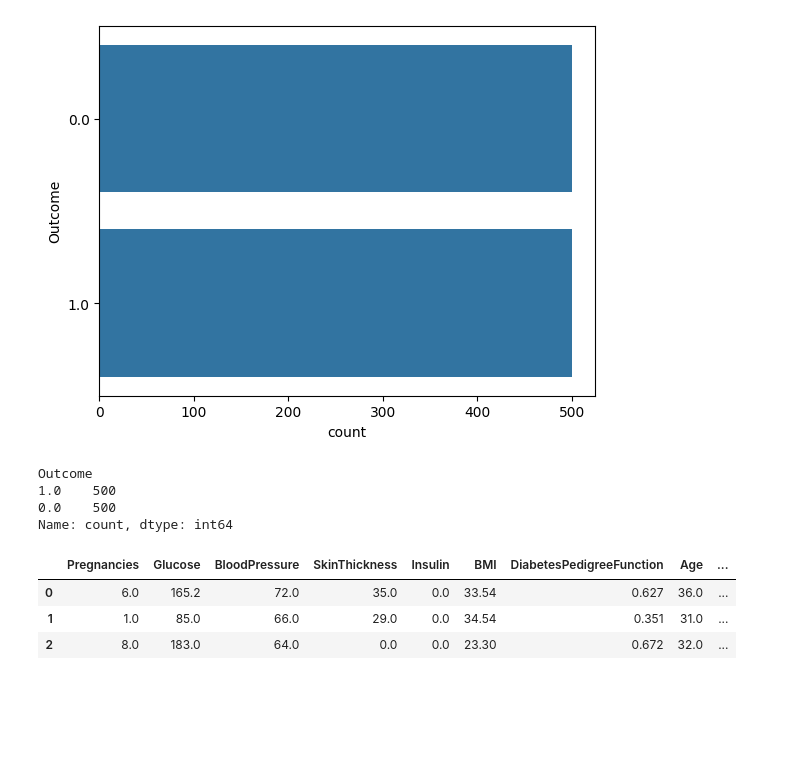
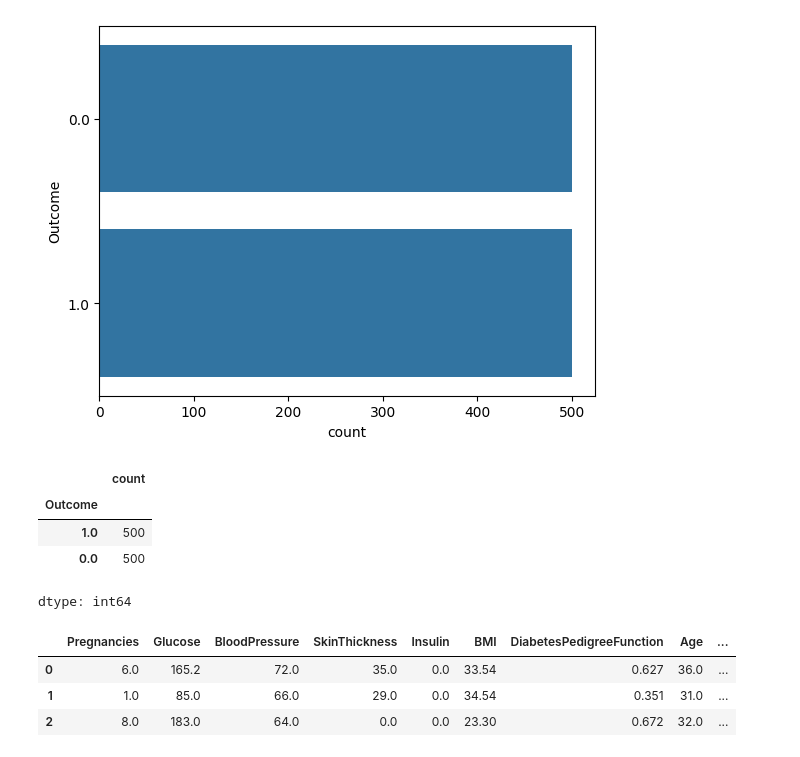
Before and after one commit to rennanvra/Praktikum-IPSD, a Jupyter notebook: MODUL 3/guided.ipynb, the cells around one changed output. Drawn from its saved outputs; the diff is of its cells as text; code cells hidden in the pictures; blank space fills up the shorter version.

```diff
--- a/MODUL 3/guided.ipynb
+++ b/MODUL 3/guided.ipynb
@@ -215,13 +216,19 @@ sns.countplot(data=x_resampled, y=y_resampled)
 # %% [output]
 <Axes: xlabel='count', ylabel='Outcome'>
 [figure]
-# %%
-df_resampled['Outcome'].value_counts()
-# %% [output]
-Outcome
-1.0    500
-0.0    500
-Name: count, dtype: int64
+# %%
+# Create a DataFrame from the resampled data
+df_resampled = pd.DataFrame(x_resampled, columns=x.columns)
+df_resampled['Outcome'] = y_resampled # Add the target variable 'Outcome'
+
+# Now you can access df_resampled
+df_resampled['Outcome'].value_counts()
+# %% [output]
+|  | count |
+| Outcome |  |
+| 1.0 | 500 |
+| 0.0 | 500 |
+dtype: int64
 # %%
 df.head(3) #-> untuk menampilkan kolom/baris ke 3
 # %% [output]
```
Also changed, not shown: parts of 12 cells of this notebook.
